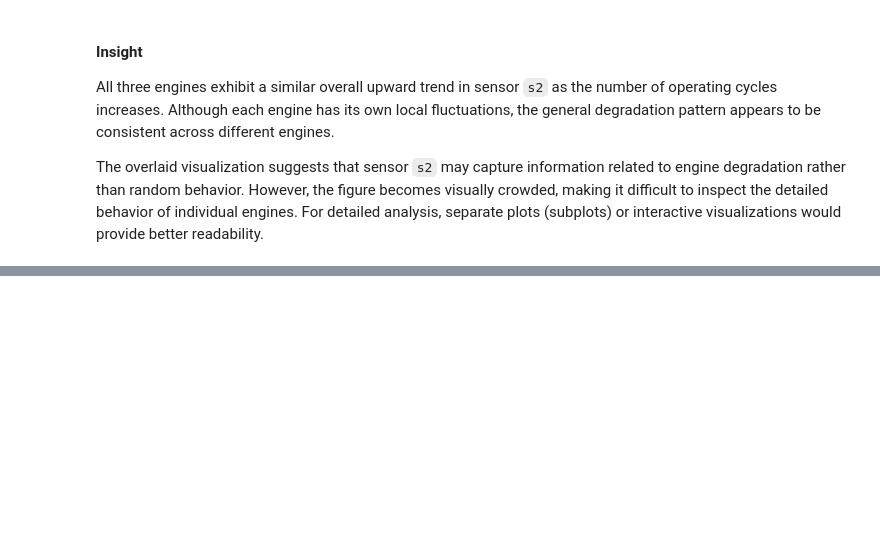
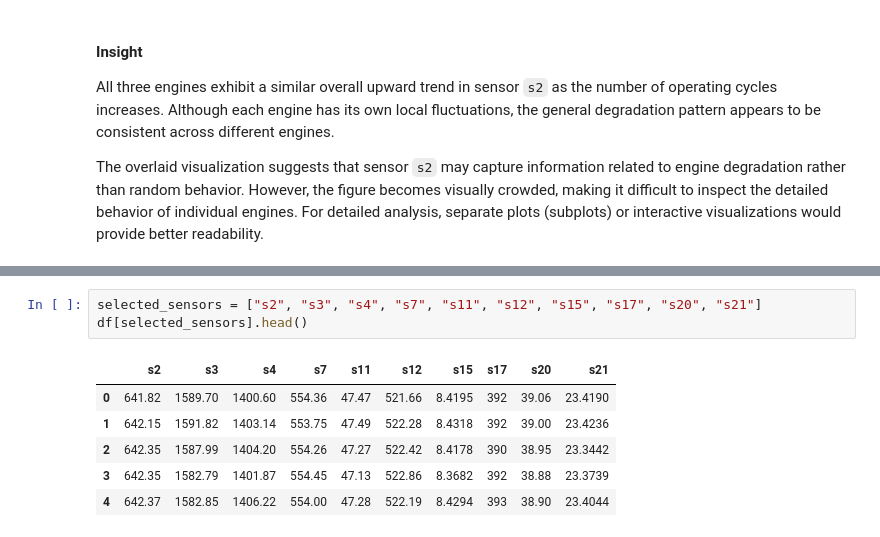
Before and after one commit to Alirzakf/Aircraft-Engine-Predictive-Maintenance-NASA-C-MAPSS, a Jupyter notebook: notebooks/03_sensor_analysis.ipynb, the cells around one changed output, grey strips where cells are left out. Cells and saved outputs as stored; diff of their text form; blank space fills up the shorter version.

```diff
--- a/notebooks/03_sensor_analysis.ipynb
+++ b/notebooks/03_sensor_analysis.ipynb
@@ -318,0 +518,10 @@ The overlaid visualization suggests that sensor `s2` may capture information rel
+# %%
+selected_sensors = ["s2", "s3", "s4", "s7", "s11", "s12", "s15", "s17", "s20", "s21"]
+df[selected_sensors].head()
+# %% [output]
+|  | s2 | s3 | s4 | s7 | s11 | s12 | s15 | s17 | s20 | s21 |
+| 0 | 641.82 | 1589.70 | 1400.60 | 554.36 | 47.47 | 521.66 | 8.4195 | 392 | 39.06 | 23.4190 |
+| 1 | 642.15 | 1591.82 | 1403.14 | 553.75 | 47.49 | 522.28 | 8.4318 | 392 | 39.00 | 23.4236 |
+| 2 | 642.35 | 1587.99 | 1404.20 | 554.26 | 47.27 | 522.42 | 8.4178 | 390 | 38.95 | 23.3442 |
+| 3 | 642.35 | 1582.79 | 1401.87 | 554.45 | 47.13 | 522.86 | 8.3682 | 392 | 38.88 | 23.3739 |
+| 4 | 642.37 | 1582.85 | 1406.22 | 554.00 | 47.28 | 522.19 | 8.4294 | 393 | 38.90 | 23.4044 |
```
Also changed, not shown: parts of 13 cells of this notebook.
